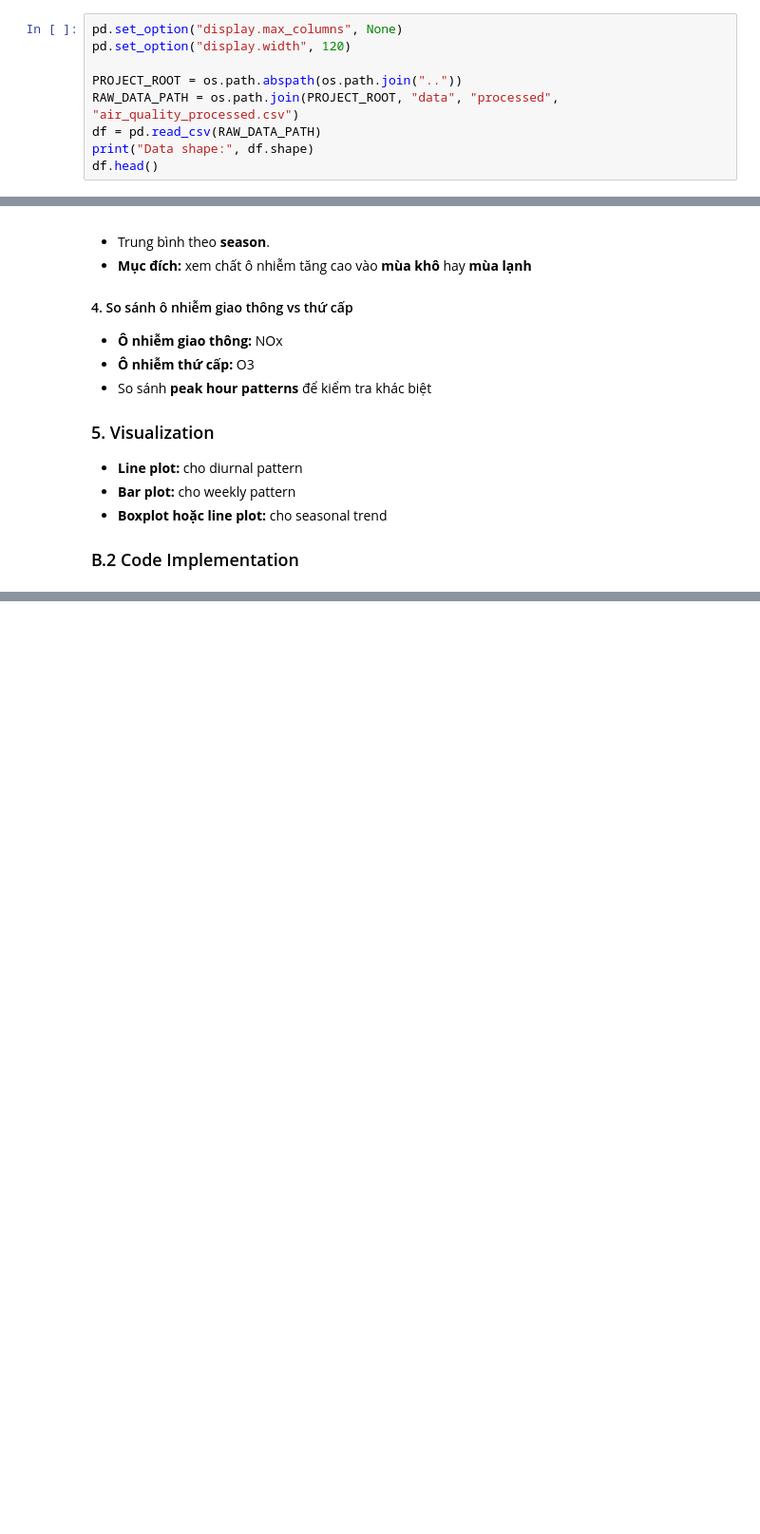
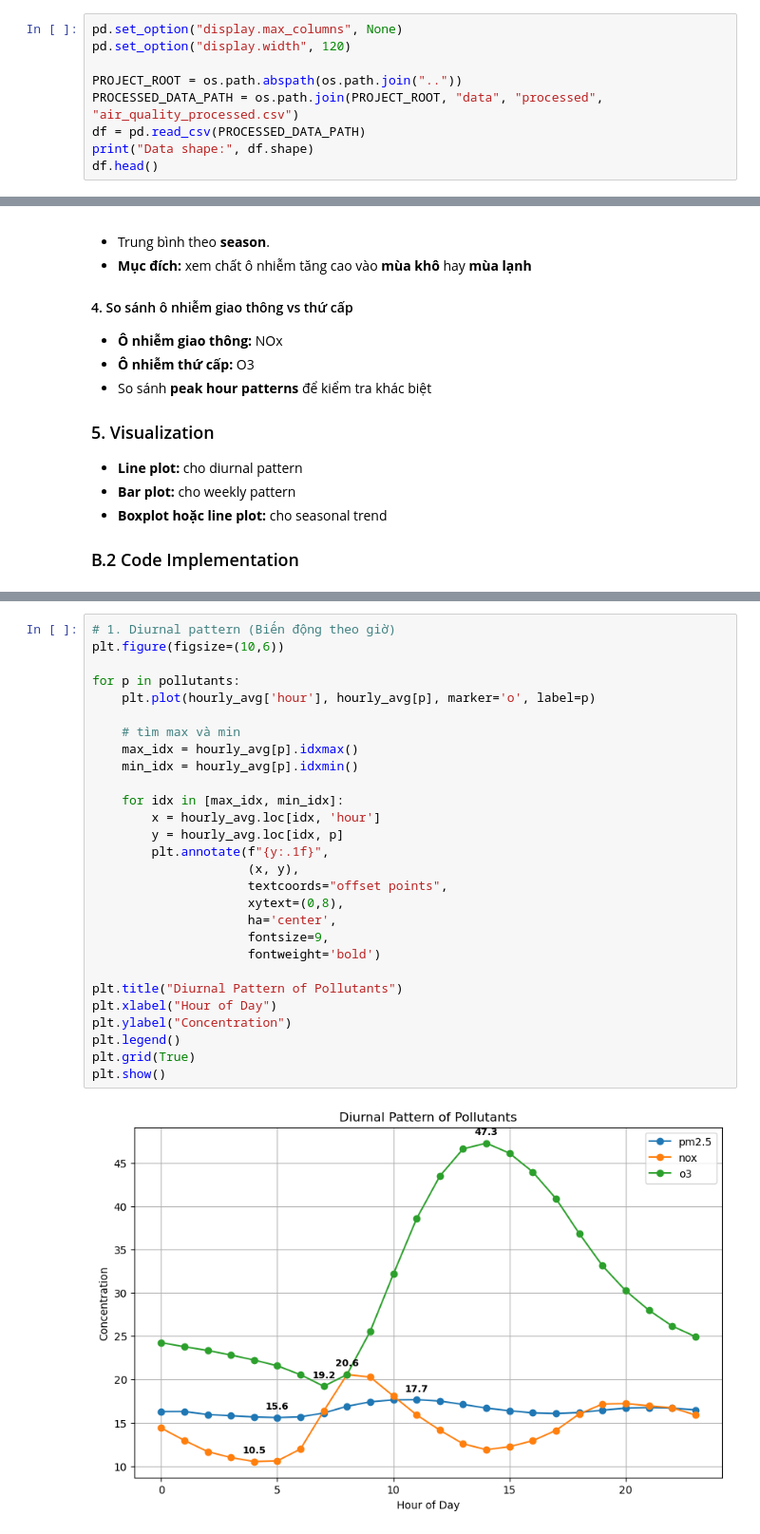
Before and after one commit to AnhTuan28112005/Taiwan-Air-Quality, a Jupyter notebook: meaningful_question.ipynb, the cells around one changed output, grey strips where cells are left out. Shown at 95% size. Saved outputs shown, nothing was run; the diff lists cells and outputs as text; blank space fills up the shorter version.

```diff
--- a/meaningful_question.ipynb
+++ b/meaningful_question.ipynb
@@ -10,8 +10,8 @@ pd.set_option("display.max_columns", None)
 pd.set_option("display.width", 120)
 
 PROJECT_ROOT = os.path.abspath(os.path.join(".."))
-RAW_DATA_PATH = os.path.join(PROJECT_ROOT, "data", "processed", "air_quality_processed.csv")
-df = pd.read_csv(RAW_DATA_PATH)
+PROCESSED_DATA_PATH = os.path.join(PROJECT_ROOT, "data", "processed", "air_quality_processed.csv")
+df = pd.read_csv(PROCESSED_DATA_PATH)
 print("Data shape:", df.shape)
 df.head()
 # %% [output]
@@ -184,0 +167,30 @@ plt.show()
+# %%
+# 1. Diurnal pattern (Biến động theo giờ)
+plt.figure(figsize=(10,6))
+
+for p in pollutants:
+    plt.plot(hourly_avg['hour'], hourly_avg[p], marker='o', label=p)
+
+    # tìm max và min
+    max_idx = hourly_avg[p].idxmax()
+    min_idx = hourly_avg[p].idxmin()
+
+    for idx in [max_idx, min_idx]:
+        x = hourly_avg.loc[idx, 'hour']
+        y = hourly_avg.loc[idx, p]
+        plt.annotate(f"{y:.1f}",
+                     (x, y),
+                     textcoords="offset points",
+                     xytext=(0,8),
+                     ha='center',
+                     fontsize=9,
+                     fontweight='bold')
+
+plt.title("Diurnal Pattern of Pollutants")
+plt.xlabel("Hour of Day")
+plt.ylabel("Concentration")
+plt.legend()
+plt.grid(True)
+plt.show()
+# %% [output]
+[figure, added]
```
Also changed, not shown: parts of 14 cells of this notebook.
